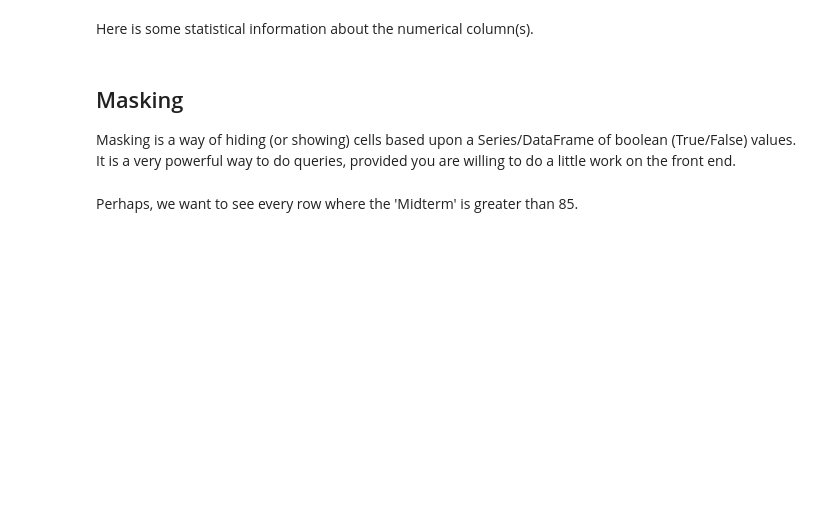
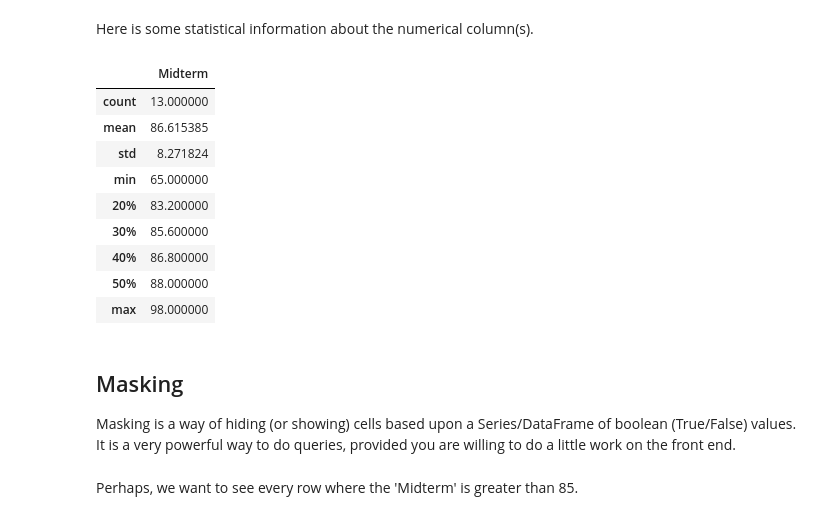
Before and after one commit to brownworth/MD, a Jupyter notebook: Python/MD-2-PandasNumpyBasics.ipynb, the cells around one changed output. Cells and saved outputs as stored; diff of their text form; code cells hidden in the pictures; blank space fills up the shorter version.

```diff
--- a/Python/MD-2-PandasNumpyBasics.ipynb
+++ b/Python/MD-2-PandasNumpyBasics.ipynb
@@ -103,8 +271,19 @@ grades.columns
 # %% [markdown]
 Here is some statistical information about the numerical column(s).
 # %%
-grades.describe()
-#grades.describe(percentiles=[.2,.3,.4,.5])
+grades.describe?
+grades.describe(percentiles=[.2,.3,.4,.5])
+# %% [output]
+|  | Midterm |
+| count | 13.000000 |
+| mean | 86.615385 |
+| std | 8.271824 |
+| min | 65.000000 |
+| 20% | 83.200000 |
+| 30% | 85.600000 |
+| 40% | 86.800000 |
+| 50% | 88.000000 |
+| max | 98.000000 |
 # %% [markdown]
 Masking
 --
```
Also changed, not shown: parts of 27 cells of this notebook.
